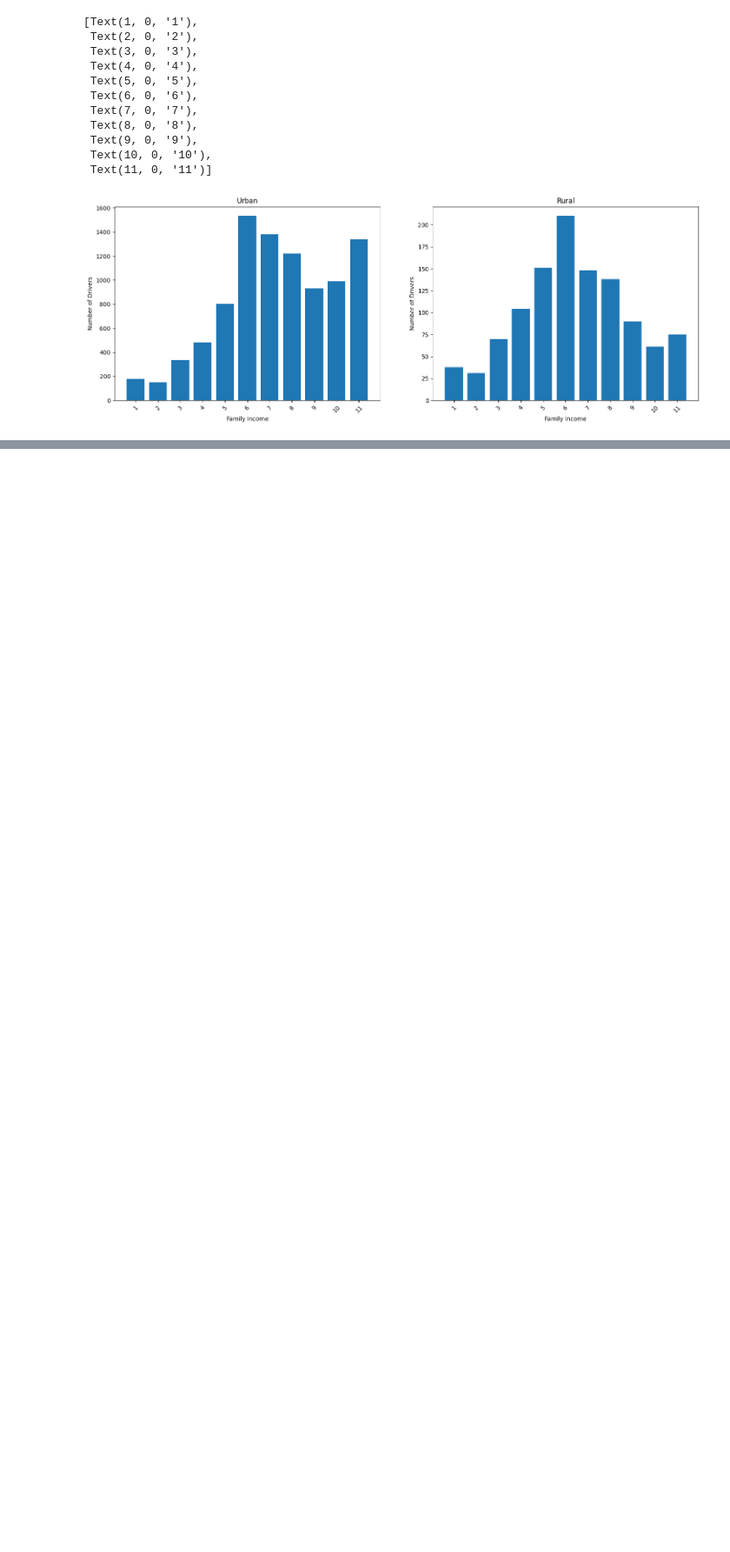
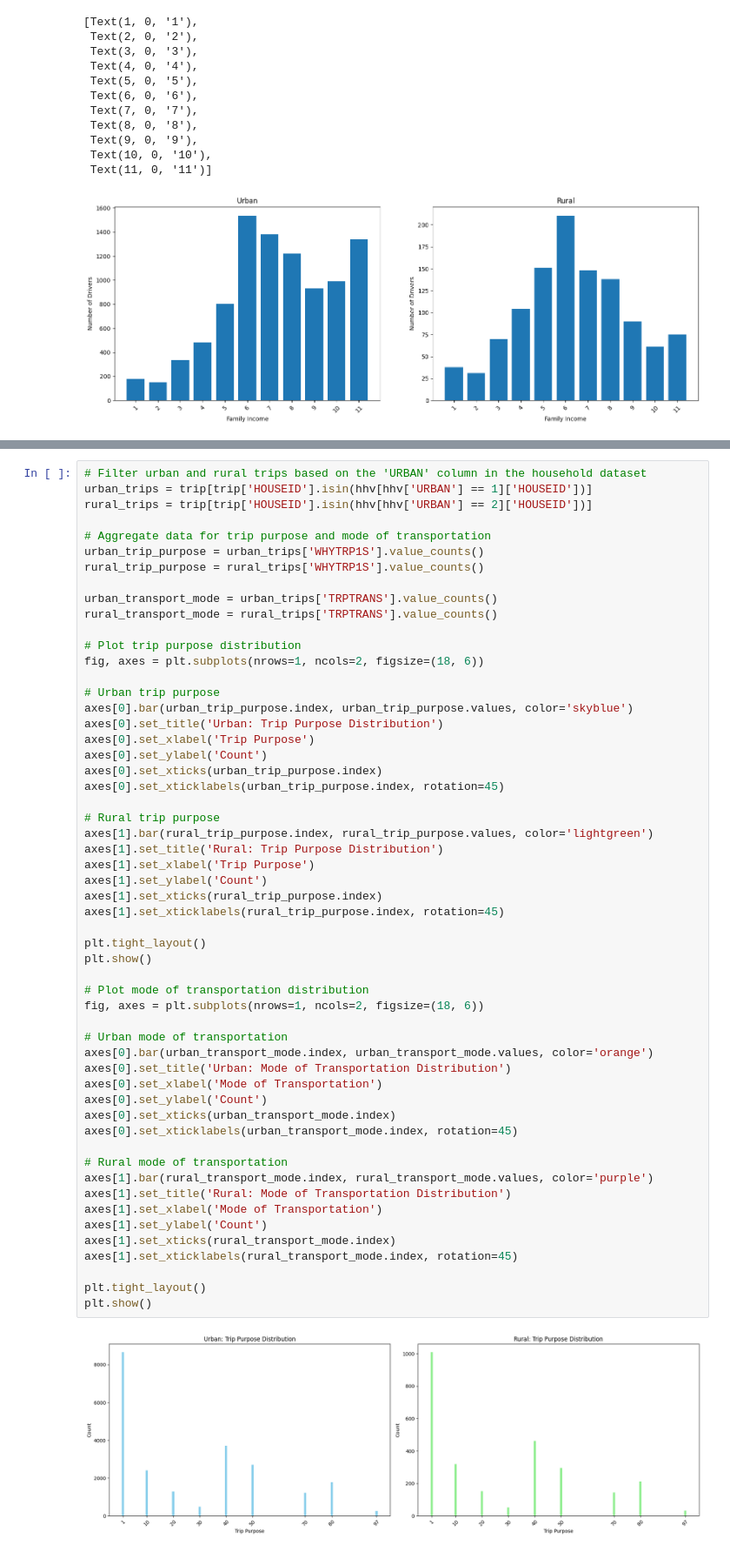
Before and after one commit to Xerconia/Transitlytics, a Jupyter notebook: meynard_eda.ipynb, the cells around one changed output, grey strips where cells are left out. Shown at 87% size. Drawn from its saved outputs; the diff is of its cells as text; blank space fills up the shorter version.

```diff
--- a/meynard_eda.ipynb
+++ b/meynard_eda.ipynb
@@ -187,0 +218,57 @@ plt.show()
+# %%
+# Filter urban and rural trips based on the 'URBAN' column in the household dataset
+urban_trips = trip[trip['HOUSEID'].isin(hhv[hhv['URBAN'] == 1]['HOUSEID'])]
+rural_trips = trip[trip['HOUSEID'].isin(hhv[hhv['URBAN'] == 2]['HOUSEID'])]
+
+# Aggregate data for trip purpose and mode of transportation
+urban_trip_purpose = urban_trips['WHYTRP1S'].value_counts()
+rural_trip_purpose = rural_trips['WHYTRP1S'].value_counts()
+
+urban_transport_mode = urban_trips['TRPTRANS'].value_counts()
+rural_transport_mode = rural_trips['TRPTRANS'].value_counts()
+
+# Plot trip purpose distribution
+fig, axes = plt.subplots(nrows=1, ncols=2, figsize=(18, 6))
+
+# Urban trip purpose
+axes[0].bar(urban_trip_purpose.index, urban_trip_purpose.values, color='skyblue')
+axes[0].set_title('Urban: Trip Purpose Distribution')
+axes[0].set_xlabel('Trip Purpose')
+axes[0].set_ylabel('Count')
+axes[0].set_xticks(urban_trip_purpose.index)
+axes[0].set_xticklabels(urban_trip_purpose.index, rotation=45)
+
+# Rural trip purpose
+axes[1].bar(rural_trip_purpose.index, rural_trip_purpose.values, color='lightgreen')
+axes[1].set_title('Rural: Trip Purpose Distribution')
+axes[1].set_xlabel('Trip Purpose')
+axes[1].set_ylabel('Count')
+axes[1].set_xticks(rural_trip_purpose.index)
+axes[1].set_xticklabels(rural_trip_purpose.index, rotation=45)
+
+plt.tight_layout()
+plt.show()
+
+# Plot mode of transportation distribution
+fig, axes = plt.subplots(nrows=1, ncols=2, figsize=(18, 6))
+
+# Urban mode of transportation
+axes[0].bar(urban_transport_mode.index, urban_transport_mode.values, color='orange')
+axes[0].set_title('Urban: Mode of Transportation Distribution')
+axes[0].set_xlabel('Mode of Transportation')
+axes[0].set_ylabel('Count')
+axes[0].set_xticks(urban_transport_mode.index)
+axes[0].set_xticklabels(urban_transport_mode.index, rotation=45)
+
+# Rural mode of transportation
+axes[1].bar(rural_transport_mode.index, rural_transport_mode.values, color='purple')
+axes[1].set_title('Rural: Mode of Transportation Distribution')
+axes[1].set_xlabel('Mode of Transportation')
+axes[1].set_ylabel('Count')
+axes[1].set_xticks(rural_transport_mode.index)
+axes[1].set_xticklabels(rural_transport_mode.index, rotation=45)
+
+plt.tight_layout()
+plt.show()
+# %% [output]
+[figure, added]
```
Also changed, not shown: parts of 3 cells of this notebook.
